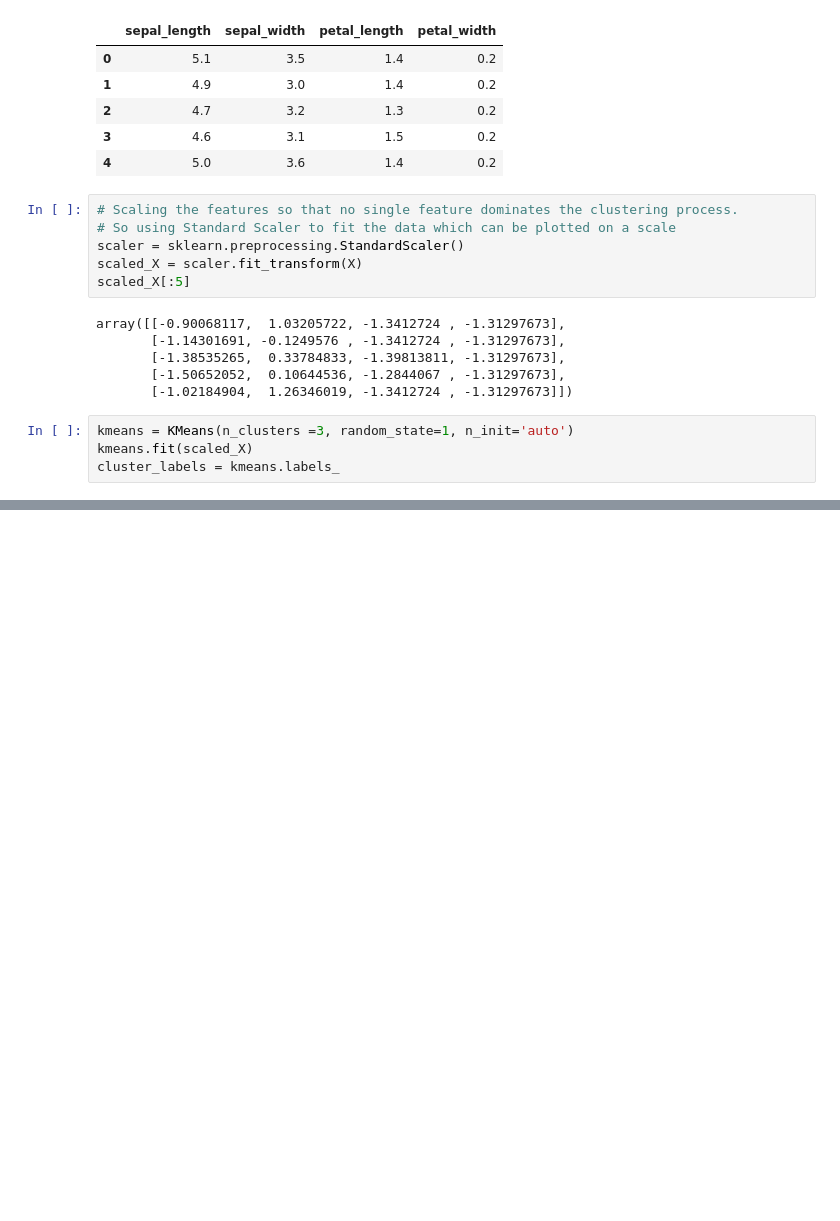
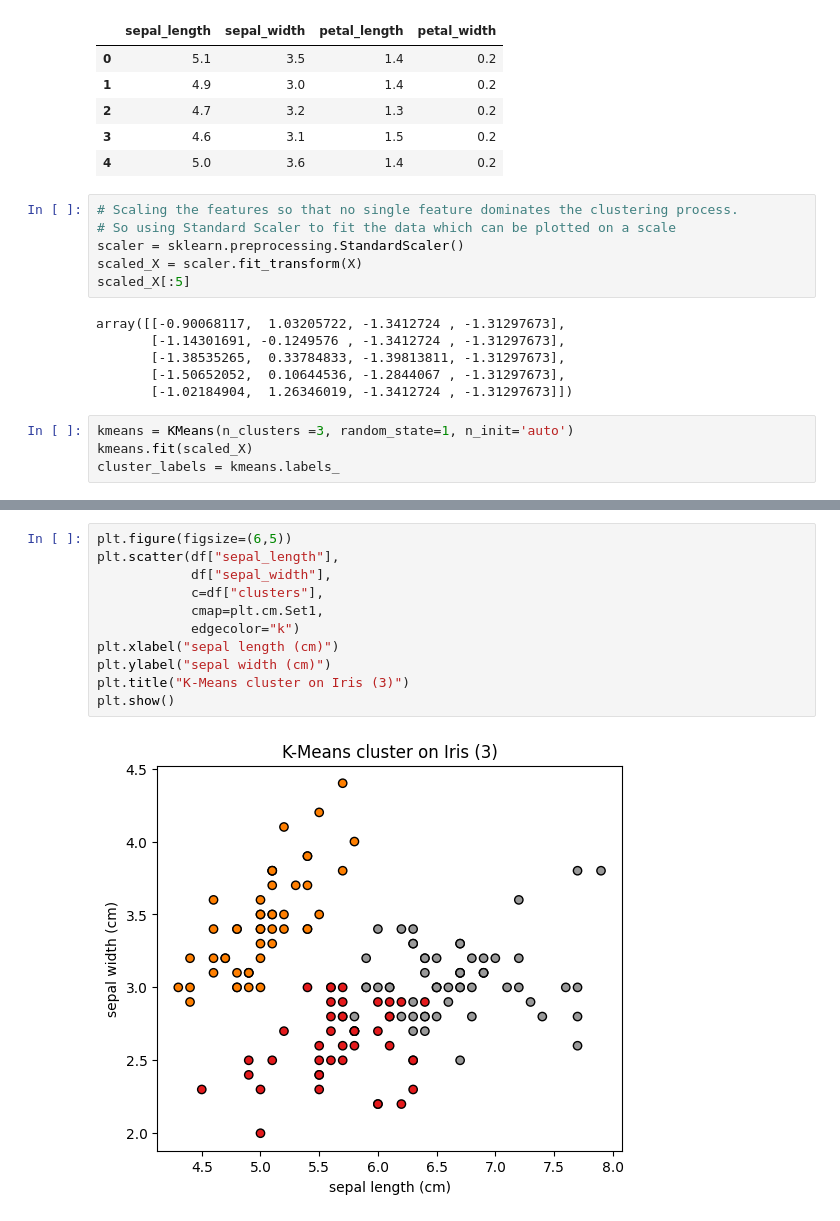
Before and after one commit to Mujeebhussain153/ML-with-Scikit-Learn, a Jupyter notebook: UnSupervised Learning/KMeans Clustering.ipynb, the cells around one changed output, grey strips where cells are left out. Cells and saved outputs as stored; diff of their text form; blank space fills up the shorter version.

```diff
--- a/UnSupervised Learning/KMeans Clustering.ipynb
+++ b/UnSupervised Learning/KMeans Clustering.ipynb
@@ -47,0 +55,13 @@ cross_tab = pd.crosstab(df["clusters"], df["species"])
+# %%
+plt.figure(figsize=(6,5))
+plt.scatter(df["sepal_length"],
+            df["sepal_width"],
+            c=df["clusters"],
+            cmap=plt.cm.Set1,
+            edgecolor="k")
+plt.xlabel("sepal length (cm)")
+plt.ylabel("sepal width (cm)")
+plt.title("K-Means cluster on Iris (3)")
+plt.show()
+# %% [output]
+[figure, added]
```
Also changed, not shown: parts of 1 cell of this notebook, 2 other files.
